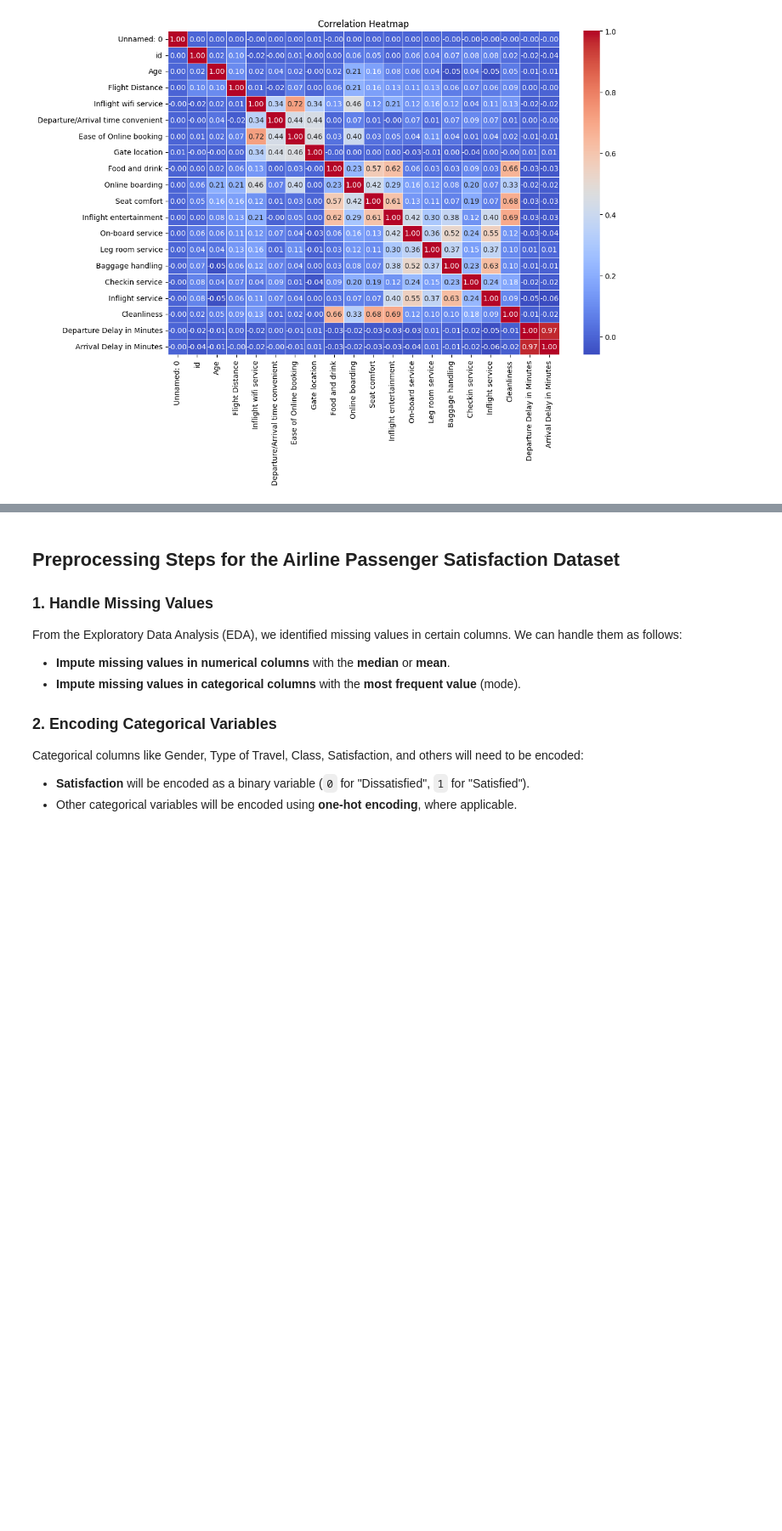
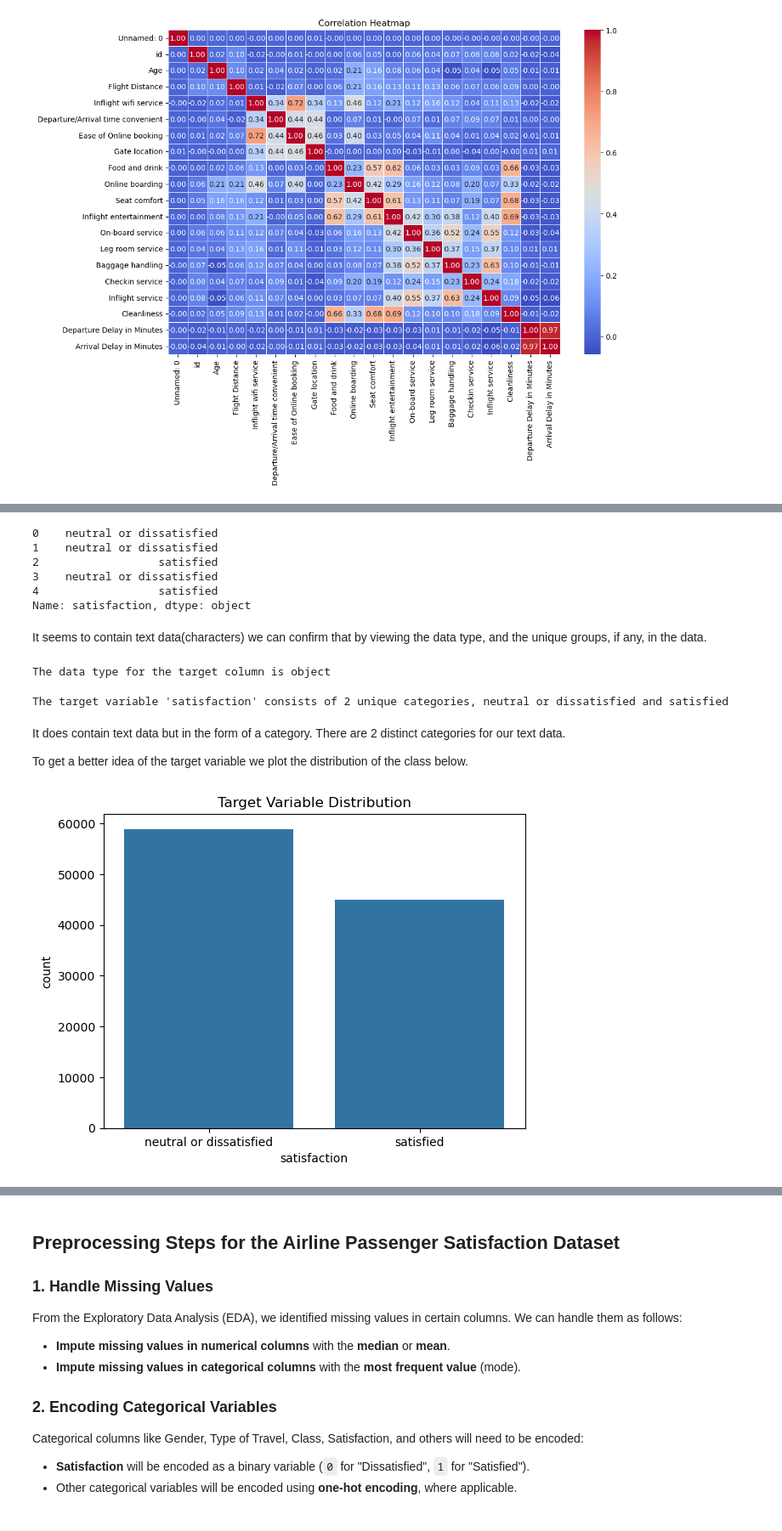
Before and after one commit to UBC-MDS/DSCI_522_group12, a Jupyter notebook: notebooks/airline_passenger_satisfaction_predictor.ipynb, the cells around one changed output, grey strips where cells are left out. Shown at 85% size. Saved outputs shown, nothing was run; the diff lists cells and outputs as text; code cells hidden in the pictures; blank space fills up the shorter version.

```diff
--- a/notebooks/airline_passenger_satisfaction_predictor.ipynb
+++ b/notebooks/airline_passenger_satisfaction_predictor.ipynb
@@ -178,0 +187,29 @@ plt.show()
+# %%
+data['satisfaction'].head()
+# %% [output]
+0    neutral or dissatisfied
+1    neutral or dissatisfied
+2                  satisfied
+3    neutral or dissatisfied
+4                  satisfied
+Name: satisfaction, dtype: object
+# %% [markdown]
+It seems to contain text data(characters) we can confirm that by viewing the data type, and the unique groups, if any, in the data.
+# %%
+print(f"The data type for the target column is {data['satisfaction'].dtype}")
+# %% [output]
+The data type for the target column is object
+# %%
+print(f"The target variable 'satisfaction' consists of {data['satisfaction'].nunique()} unique categories, {' and '.join(data['satisfaction'].unique())}")
+# %% [output]
+The target variable 'satisfaction' consists of 2 unique categories, neutral or dissatisfied and satisfied
+# %% [markdown]
+It does contain text data but in the form of a category. There are 2 distinct categories for our text data.
+
+To get a better idea of the target variable we plot the distribution of the class below.
+# %%
+sns.countplot(data=data, x='satisfaction')
+plt.title("Target Variable Distribution")
+plt.show()
+# %% [output]
+[figure, added]
```
Also changed, not shown: parts of 32 cells of this notebook.
